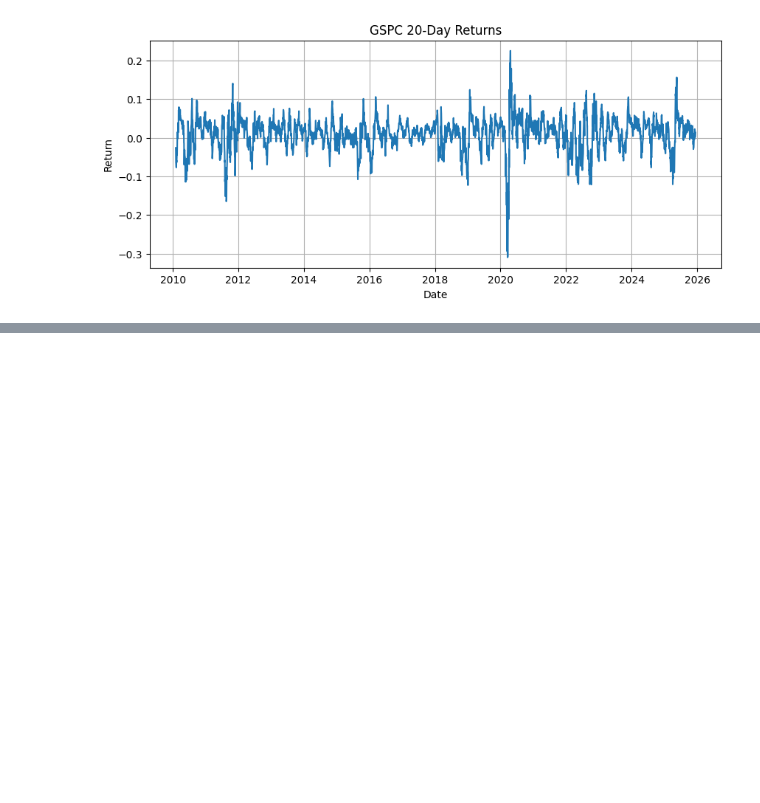
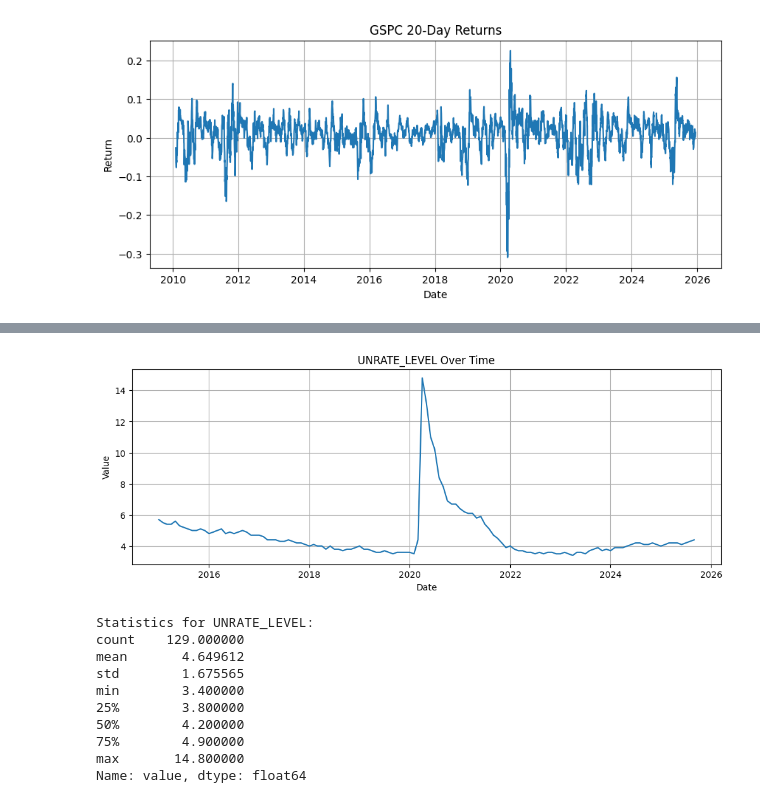
Before and after one commit to amitchell-thomson/macro-regime-engine, a Jupyter notebook: src/features/feature_engineering.ipynb, the cells around one changed output, grey strips where cells are left out. Drawn from its saved outputs; the diff is of its cells as text; code cells hidden in the pictures; blank space fills up the shorter version.

```diff
--- a/src/features/feature_engineering.ipynb
+++ b/src/features/feature_engineering.ipynb
@@ -139,7 +139,7 @@ Storing features in database (version: V1_BASELINE)...
 # %%
 # Inspect computed features
-df_features = get_features(conn, version='V1_BASELINE', start_date='2020-01-01')
+df_features = get_features(conn, version='V1_BASELINE_PERIOD_FIXED', start_date='2015-01-01')
 print(f"Loaded {len(df_features)} feature rows")
 print(f"Unique features: {df_features['feature'].nunique()}")
 print(f"\nFeature types:")
-print(df_features['feature'].value_counts().head(20))
+df_features['feature'].value_counts().sort_values(ascending=True).head(20)
@@ -146,21 +168,33 @@ print(df_features['feature'].value_counts().head(20))
 # %%
 # Example: View specific feature over time
-feature_name = 'GSPC_RET_20D'  # Change to any feature name
-df_feature = df_features[df_features['feature'] == feature_name].sort_values('dt')
+feature_name = 'UNRATE_LEVEL'  # Change to any feature name
+df_feature = df_features[df_features['feature'] == feature_name].sort_values('dt')  # type: ignore
 
 if not df_feature.empty:
     plt.figure(figsize=(12, 4))
     plt.plot(pd.to_datetime(df_feature['dt']), df_feature['value'])
     plt.title(f'{feature_name} Over Time')
     plt.xlabel('Date')
     plt.ylabel('Value')
     plt.grid(True)
     plt.show()
 
     print(f"\nStatistics for {feature_name}:")
     print(df_feature['value'].describe())
 else:
     print(f"Feature {feature_name} not found")
+# %% [output]
+[figure, added]
+Statistics for UNRATE_LEVEL:
+count    129.000000
+mean       4.649612
+std        1.675565
+min        3.400000
+25%        3.800000
+50%        4.200000
+75%        4.900000
+max       14.800000
+Name: value, dtype: float64
 # %%
 # View global aggregate features
 global_features = df_features[df_features['ticker'] == 'GLOBAL']
```
Also changed, not shown: parts of 3 cells of this notebook, 2 other files.
